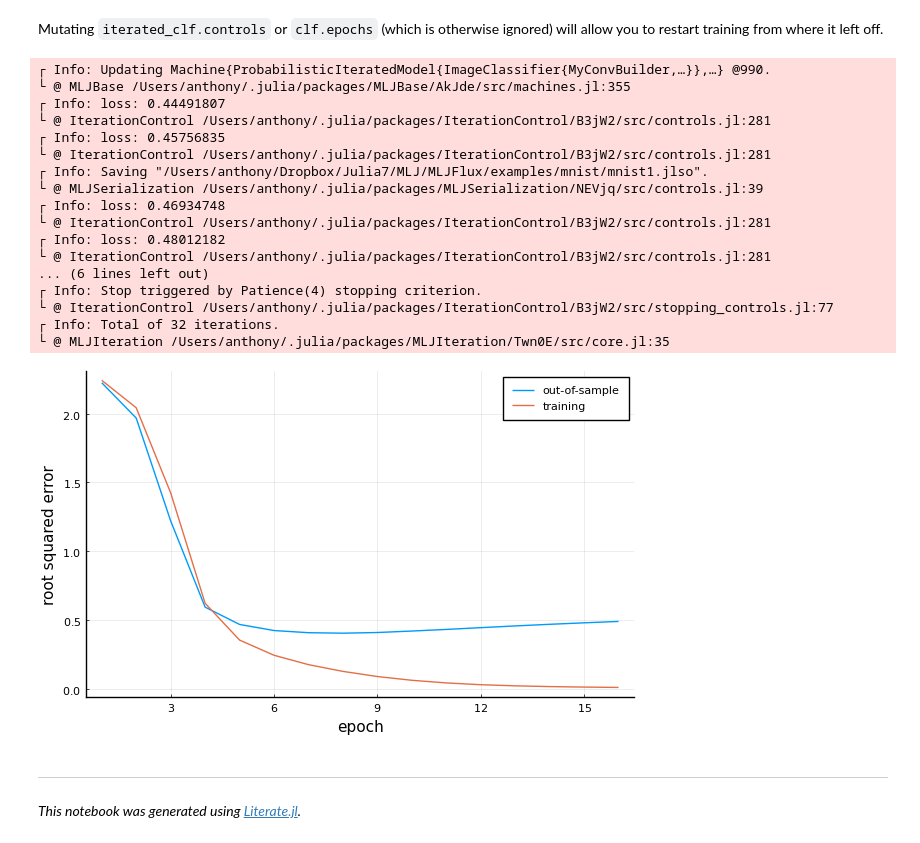
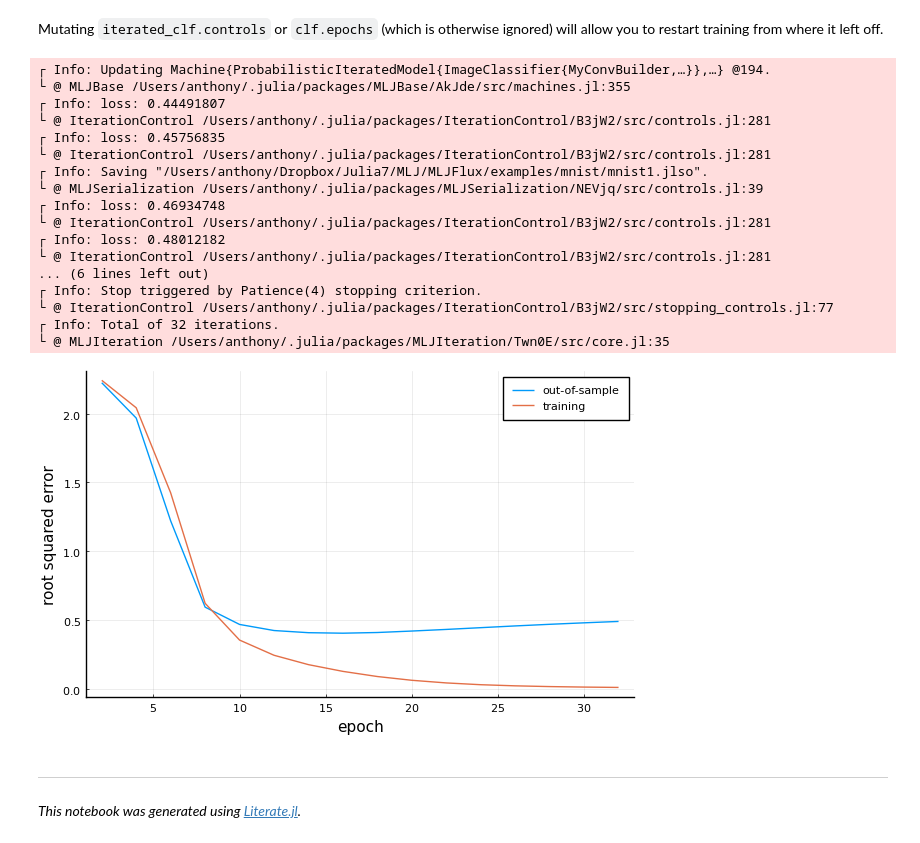
Before and after one commit to FluxML/MLJFlux.jl, a Jupyter notebook: examples/mnist/mnist.ipynb, the cells around one changed output. Saved outputs shown, nothing was run; the diff lists cells and outputs as text; code cells hidden in the pictures.

Commit message:
fix epochs in mnist example (plots showing half correct value)

```diff
--- a/examples/mnist/mnist.ipynb
+++ b/examples/mnist/mnist.ipynb
@@ -270,3 +275,4 @@ To store the traces:
 losses = []
 training_losses = []
 parameter_means = Float32[];
+epochs = []
@@ -290,7 +301,8 @@ controls=[Step(2),
           WithLossDo(),
           WithLossDo(update_loss),
           WithTrainingLossesDo(update_training_loss),
-          Callback(update_means)
+          Callback(update_means),
+          WithIterationsDo(update_epochs)
 ];
 # %% [markdown]
 The "self-iterating" classifier:
@@ -388,31 +400,31 @@ ignored) will allow you to restart training from where it left off.
 # %%
 iterated_clf.controls[2] = Patience(4)
 fit!(mach, rows=1:500)
 
-plot(losses,
+plot(epochs, losses,
      xlab = "epoch",
      ylab = "root squared error",
      label="out-of-sample")
-plot!(training_losses, label="training")
+plot!(epochs, training_losses, label="training")
 # %% [output]
-┌ Info: Updating Machine{ProbabilisticIteratedModel{ImageClassifier{MyConvBuilder,…}},…} @990.
+┌ Info: Updating Machine{ProbabilisticIteratedModel{ImageClassifier{MyConvBuilder,…}},…} @194.
 └ @ MLJBase /Users/anthony/.julia/packages/MLJBase/AkJde/src/machines.jl:355
 ┌ Info: loss: 0.44491807
 └ @ IterationControl /Users/anthony/.julia/packages/IterationControl/B3jW2/src/controls.jl:281
 ┌ Info: loss: 0.45756835
 └ @ IterationControl /Users/anthony/.julia/packages/IterationControl/B3jW2/src/controls.jl:281
 ┌ Info: Saving "/Users/anthony/Dropbox/Julia7/MLJ/MLJFlux/examples/mnist/mnist1.jlso".
 └ @ MLJSerialization /Users/anthony/.julia/packages/MLJSerialization/NEVjq/src/controls.jl:39
 ┌ Info: loss: 0.46934748
 └ @ IterationControl /Users/anthony/.julia/packages/IterationControl/B3jW2/src/controls.jl:281
 ┌ Info: loss: 0.48012182
 └ @ IterationControl /Users/anthony/.julia/packages/IterationControl/B3jW2/src/controls.jl:281
 ... (6 lines left out)
 ┌ Info: Stop triggered by Patience(4) stopping criterion.
 └ @ IterationControl /Users/anthony/.julia/packages/IterationControl/B3jW2/src/stopping_controls.jl:77
 ┌ Info: Total of 32 iterations.
 └ @ MLJIteration /Users/anthony/.julia/packages/MLJIteration/Twn0E/src/core.jl:35
-[figure, old version]
+[figure, new version]
 # %% [markdown]
 ---
 
```
Also changed, not shown: parts of 12 cells of this notebook, 4 other files.
